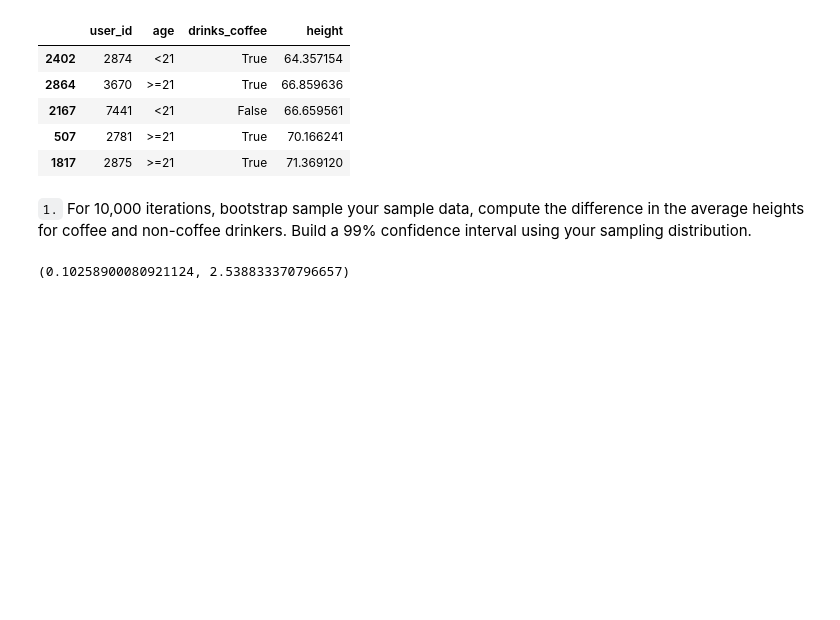
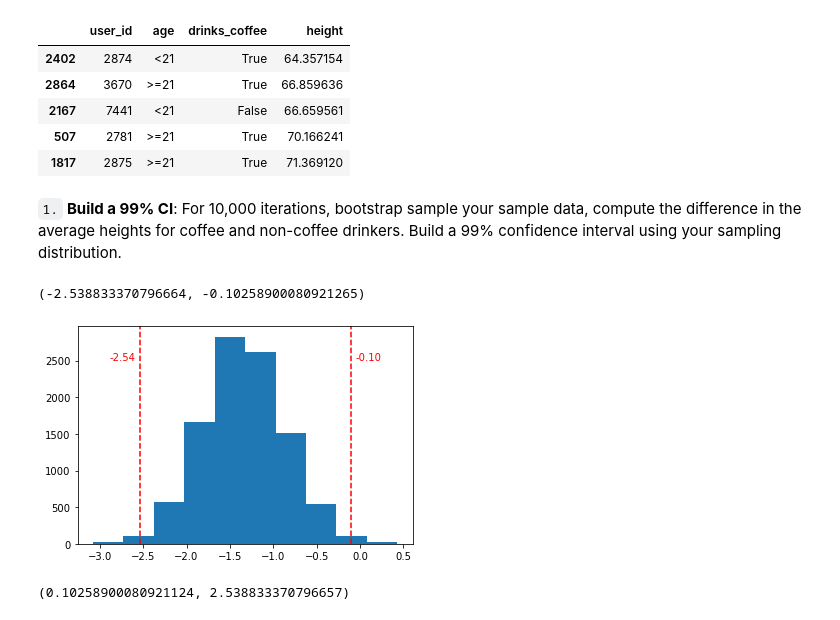
Before and after one commit to Alex-YuZ/Probability_Demo, a Jupyter notebook: Confidence_Intervals.ipynb, the cells around one changed output. Drawn from its saved outputs; the diff is of its cells as text; code cells hidden in the pictures; blank space fills up the shorter version.

```diff
--- a/Confidence_Intervals.ipynb
+++ b/Confidence_Intervals.ipynb
@@ -148,5 +144,29 @@ sample_data.head()
 | 507 | 2781 | >=21 | True | 70.166241 |
 | 1817 | 2875 | >=21 | True | 71.369120 |
 # %% [markdown]
-`1.` For 10,000 iterations, bootstrap sample your sample data, compute the difference in the average heights for coffee and non-coffee drinkers.  Build a 99% confidence interval using your sampling distribution.
+`1.` **Build a 99% CI**: For 10,000 iterations, bootstrap sample your sample data, compute the difference in the average heights for coffee and non-coffee drinkers.  Build a 99% confidence interval using your sampling distribution.
+# %%
+diffs = []
+
+for _ in range(10000):
+    sample200 = sample_data.sample(200, replace=True)
+    mean_coffee = sample200.query('drinks_coffee==True').height.mean()
+    mean_NOcoffee = sample200.query('drinks_coffee==False').height.mean()
+    diff = mean_NOcoffee - mean_coffee
+    diffs.append(diff)
+# %%
+lower_bound = np.percentile(diffs, 0.5)
+upper_bound = np.percentile(diffs, 99.5)
+lower_bound, upper_bound
+# %% [output]
+(-2.538833370796664, -0.10258900080921265)
+# %%
+plt.hist(diffs)
+plt.axvline(lower_bound, color='red', linestyle='--')
+plt.text(lower_bound-.35, 2500, s="{:.2f}".format(lower_bound), color='red')
+
+plt.axvline(upper_bound, color='red', linestyle='--')
+plt.text(upper_bound+.05, 2500, s="{:.2f}".format(upper_bound), color='red');
+# %% [output]
+[figure, added]
 # %%
```
Also changed, not shown: parts of 5 cells of this notebook, 1 other file.
